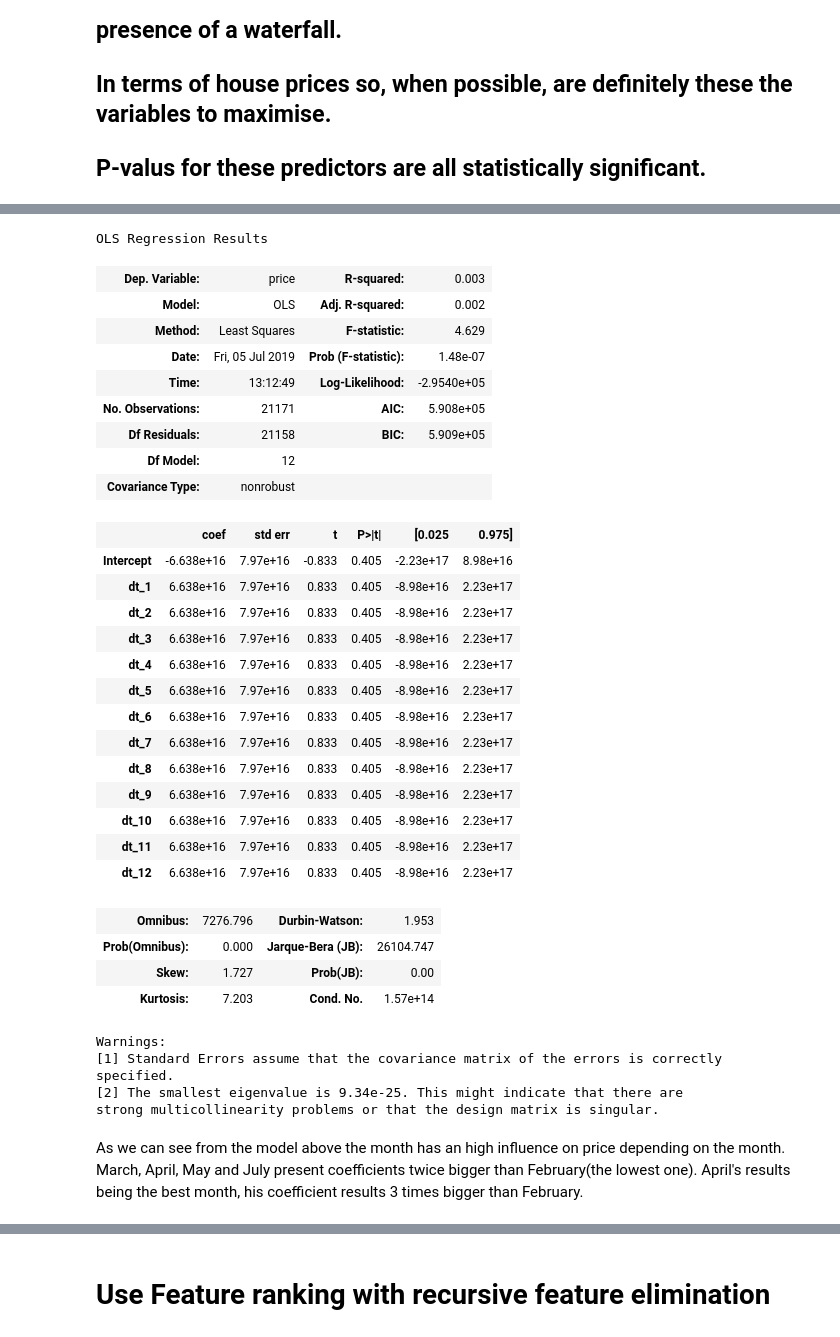
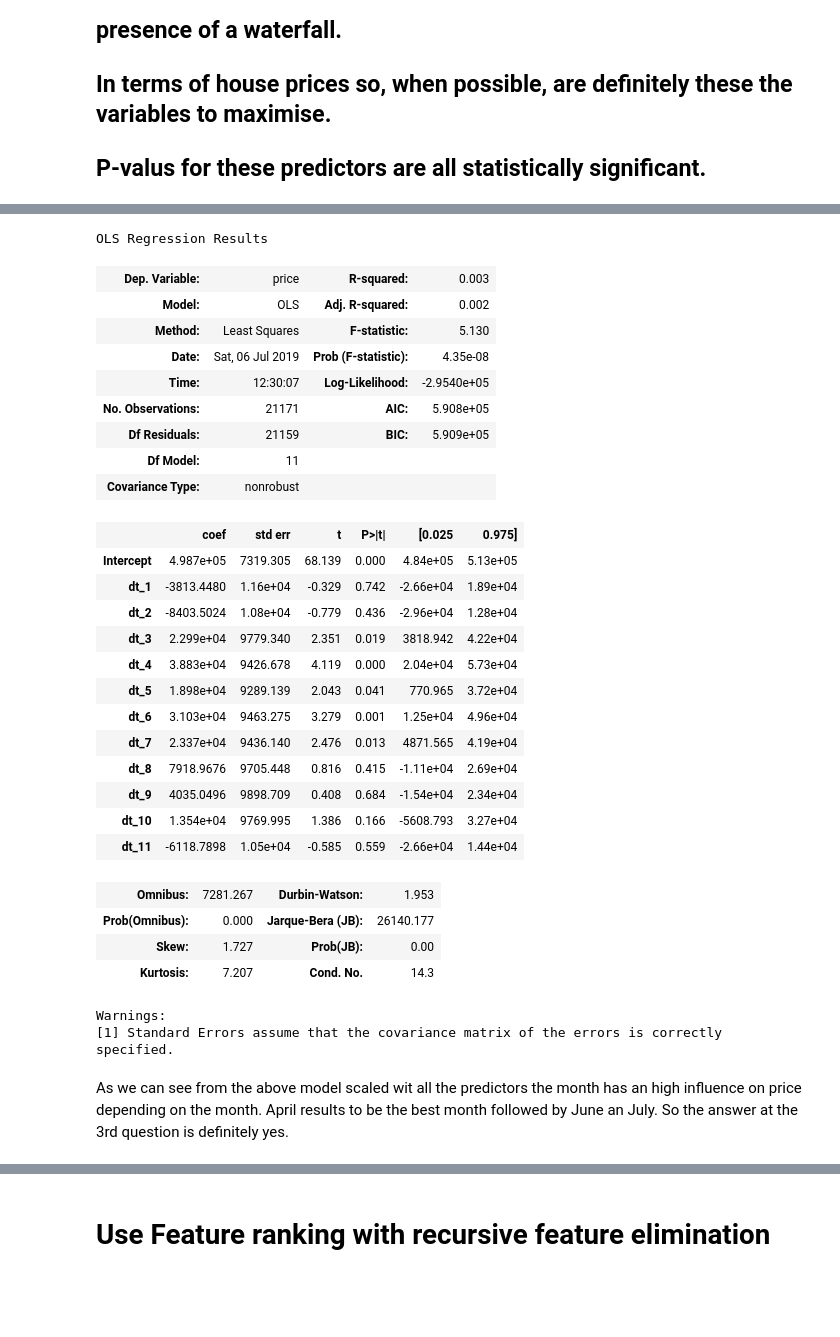
Before and after one commit to illumi91/Kc_regression_inference_project, a Jupyter notebook: kc_house_project.ipynb, the cells around one changed output, grey strips where cells are left out. Drawn from its saved outputs; the diff is of its cells as text; code cells hidden in the pictures; blank space fills up the shorter version.

```diff
--- a/kc_house_project.ipynb
+++ b/kc_house_project.ipynb
@@ -1519,43 +1518,40 @@ Let's recall below the model to check the coefficients related for the single mo
 # %%
 # build the formula
-f = 'price~dt_1+dt_2+dt_3+dt_4+dt_5+dt_6+dt_7+dt_8+dt_9+dt_10+dt_11+dt_12'
+f = 'price~dt_1+dt_2+dt_3+dt_4+dt_5+dt_6+dt_7+dt_8+dt_9+dt_10+dt_11'
 # create a fitted model in one line
 model = smf.ols(formula=f, data=df).fit()
 model.summary()
 # %% [output]
 OLS Regression Results
 | Dep. Variable: | price | R-squared: | 0.003 |
 | Model: | OLS | Adj. R-squared: | 0.002 |
-| Method: | Least Squares | F-statistic: | 4.629 |
-| Date: | Fri, 05 Jul 2019 | Prob (F-statistic): | 1.48e-07 |
-| Time: | 13:12:49 | Log-Likelihood: | -2.9540e+05 |
+| Method: | Least Squares | F-statistic: | 5.130 |
+| Date: | Sat, 06 Jul 2019 | Prob (F-statistic): | 4.35e-08 |
+| Time: | 12:30:07 | Log-Likelihood: | -2.9540e+05 |
 | No. Observations: | 21171 | AIC: | 5.908e+05 |
-| Df Residuals: | 21158 | BIC: | 5.909e+05 |
-| Df Model: | 12 |  |  |
+| Df Residuals: | 21159 | BIC: | 5.909e+05 |
+| Df Model: | 11 |  |  |
 | Covariance Type: | nonrobust |  |  |
 |  | coef | std err | t | P>|t| | [0.025 | 0.975] |
-| Intercept | -6.638e+16 | 7.97e+16 | -0.833 | 0.405 | -2.23e+17 | 8.98e+16 |
-| dt_1 | 6.638e+16 | 7.97e+16 | 0.833 | 0.405 | -8.98e+16 | 2.23e+17 |
-| dt_2 | 6.638e+16 | 7.97e+16 | 0.833 | 0.405 | -8.98e+16 | 2.23e+17 |
-| dt_3 | 6.638e+16 | 7.97e+16 | 0.833 | 0.405 | -8.98e+16 | 2.23e+17 |
-| dt_4 | 6.638e+16 | 7.97e+16 | 0.833 | 0.405 | -8.98e+16 | 2.23e+17 |
-| dt_5 | 6.638e+16 | 7.97e+16 | 0.833 | 0.405 | -8.98e+16 | 2.23e+17 |
-| dt_6 | 6.638e+16 | 7.97e+16 | 0.833 | 0.405 | -8.98e+16 | 2.23e+17 |
-| dt_7 | 6.638e+16 | 7.97e+16 | 0.833 | 0.405 | -8.98e+16 | 2.23e+17 |
-| dt_8 | 6.638e+16 | 7.97e+16 | 0.833 | 0.405 | -8.98e+16 | 2.23e+17 |
-| dt_9 | 6.638e+16 | 7.97e+16 | 0.833 | 0.405 | -8.98e+16 | 2.23e+17 |
-| dt_10 | 6.638e+16 | 7.97e+16 | 0.833 | 0.405 | -8.98e+16 | 2.23e+17 |
-| dt_11 | 6.638e+16 | 7.97e+16 | 0.833 | 0.405 | -8.98e+16 | 2.23e+17 |
-| dt_12 | 6.638e+16 | 7.97e+16 | 0.833 | 0.405 | -8.98e+16 | 2.23e+17 |
+| Intercept | 4.987e+05 | 7319.305 | 68.139 | 0.000 | 4.84e+05 | 5.13e+05 |
+| dt_1 | -3813.4480 | 1.16e+04 | -0.329 | 0.742 | -2.66e+04 | 1.89e+04 |
+| dt_2 | -8403.5024 | 1.08e+04 | -0.779 | 0.436 | -2.96e+04 | 1.28e+04 |
+| dt_3 | 2.299e+04 | 9779.340 | 2.351 | 0.019 | 3818.942 | 4.22e+04 |
+| dt_4 | 3.883e+04 | 9426.678 | 4.119 | 0.000 | 2.04e+04 | 5.73e+04 |
+| dt_5 | 1.898e+04 | 9289.139 | 2.043 | 0.041 | 770.965 | 3.72e+04 |
+| dt_6 | 3.103e+04 | 9463.275 | 3.279 | 0.001 | 1.25e+04 | 4.96e+04 |
+| dt_7 | 2.337e+04 | 9436.140 | 2.476 | 0.013 | 4871.565 | 4.19e+04 |
+| dt_8 | 7918.9676 | 9705.448 | 0.816 | 0.415 | -1.11e+04 | 2.69e+04 |
+| dt_9 | 4035.0496 | 9898.709 | 0.408 | 0.684 | -1.54e+04 | 2.34e+04 |
+| dt_10 | 1.354e+04 | 9769.995 | 1.386 | 0.166 | -5608.793 | 3.27e+04 |
+| dt_11 | -6118.7898 | 1.05e+04 | -0.585 | 0.559 | -2.66e+04 | 1.44e+04 |
-| Omnibus: | 7276.796 | Durbin-Watson: | 1.953 |
-| Prob(Omnibus): | 0.000 | Jarque-Bera (JB): | 26104.747 |
+| Omnibus: | 7281.267 | Durbin-Watson: | 1.953 |
+| Prob(Omnibus): | 0.000 | Jarque-Bera (JB): | 26140.177 |
 | Skew: | 1.727 | Prob(JB): | 0.00 |
-| Kurtosis: | 7.203 | Cond. No. | 1.57e+14 |
+| Kurtosis: | 7.207 | Cond. No. | 14.3 |
 Warnings:
 [1] Standard Errors assume that the covariance matrix of the errors is correctly specified.
-[2] The smallest eigenvalue is 9.34e-25. This might indicate that there are
-strong multicollinearity problems or that the design matrix is singular.
 # %% [markdown]
-As we can see from the model above the month has an high influence on price depending on the month.
-March, April, May and  July present coefficients twice bigger than February(the lowest one).
-April's results being the best month, his coefficient results 3 times bigger than February.
+As we can see from the above model scaled wit all the predictors the month has an high influence on price depending on the month.
+April results to be the best month followed by June an July.
+So the answer at the 3rd question is definitely yes.
```
Also changed, not shown: parts of 30 cells of this notebook, 1 other file.
